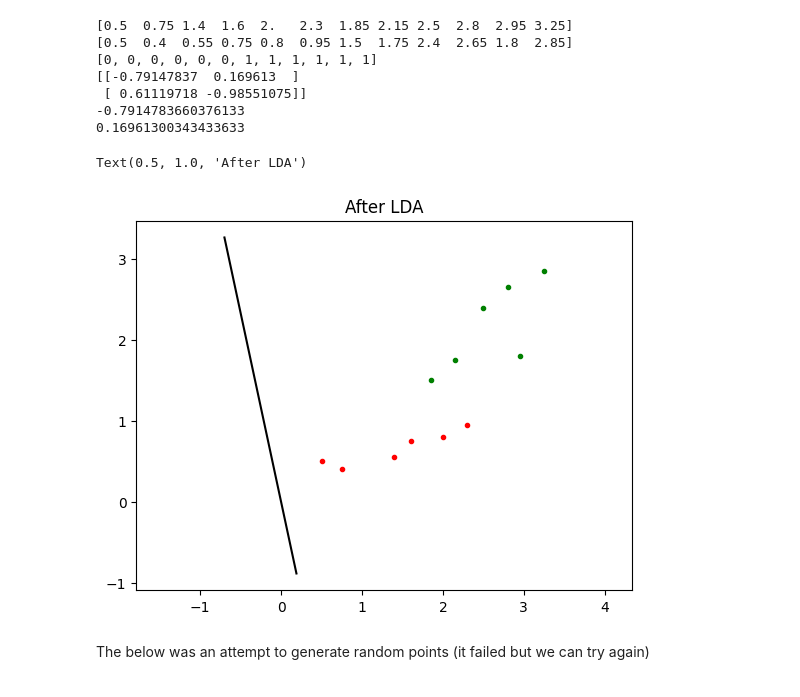
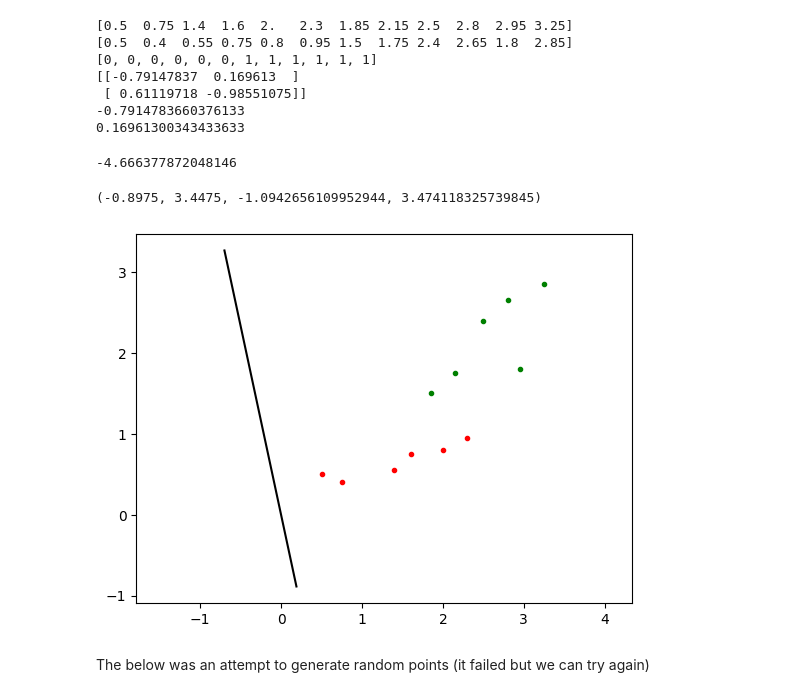
Before and after one commit to peterkrull/p7-ml-refrigeration-fault-detection, a Jupyter notebook: Python/LDA_Plots/LDA_Plots.ipynb, the cells around one changed output. Saved outputs shown, nothing was run; the diff lists cells and outputs as text; code cells hidden in the pictures.

Commit message:
graph updates

```diff
--- a/Python/LDA_Plots/LDA_Plots.ipynb
+++ b/Python/LDA_Plots/LDA_Plots.ipynb
@@ -92,6 +92,7 @@ from numpy import append
 
 #slope=lda.eig_vec[0][1]/lda.eig_vec[0][0]
 slope=lda.eig_vec[0][0]/lda.eig_vec[0][1]
+print(slope)
 #slope=lda.eig_vec[0][1]
 #slope=lda.eig_vec[0][0]
 
@@ -108,36 +109,36 @@ a = np.array([lda.eig_vec[0][0], lda.eig_vec[0][1]])
 # Draw each point:
 '''
 i=0
 x_p=[] #optional
 y_p=[]
 while(len(x_12)>i):
     b = np.array([[x_12[i]], [y_12[i]]])
     y_p.append(a.dot(b))
     if(i<len(x_12)/2):
         x_p.append(y_p[i]/slope) #optional
         plt.plot(x_p[i], y_p[i], 'ro', label='line 1')
     else:
         x_p.append(y_p[i]/slope) #optional
         plt.plot(x_p[i], y_p[i], 'go', label='line 2')
     i=i+1
 '''
 
 plt.plot(x1, y1, 'r.', label='line 3')
 plt.plot(x2, y2, 'g.', label='line 4')
 
 n=int(len(x_12)/2)
 '''
 y1_mean=np.mean(y_p[0:n-1])
 y2_mean=np.mean(y_p[n:])
 plt.plot(y1_mean/slope, y1_mean, 'r+', markersize=30)
 plt.plot(y2_mean/slope, y2_mean, 'g+', markersize=30)
 '''
 
 plt.axis('equal')
-plt.title('After LDA')
 # %% [output]
-Text(0.5, 1.0, 'After LDA')
+-4.666377872048146
+(-0.8975, 3.4475, -1.0942656109952944, 3.474118325739845)
-[figure, old version]
+[figure, new version]
 # %% [markdown]
 The below was an attempt to generate random points (it failed but we can try again)
 # %%
```
Also changed, not shown: 1 other file.
